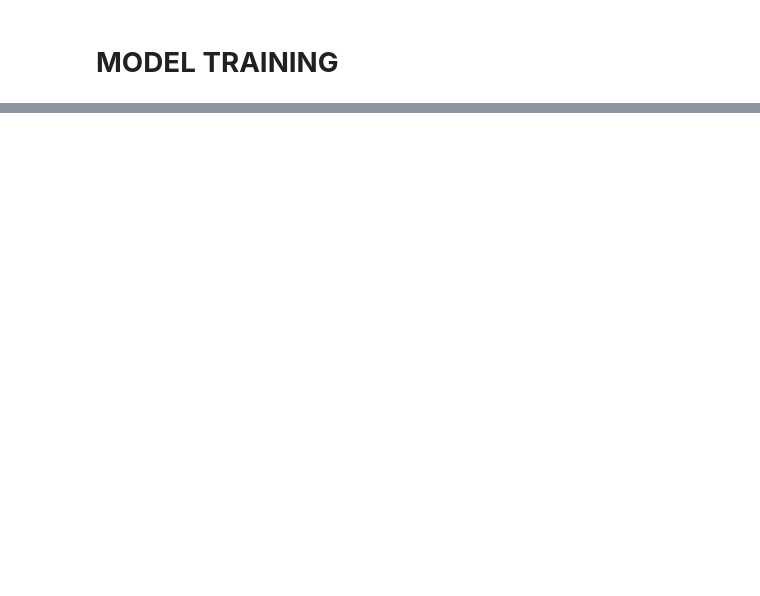
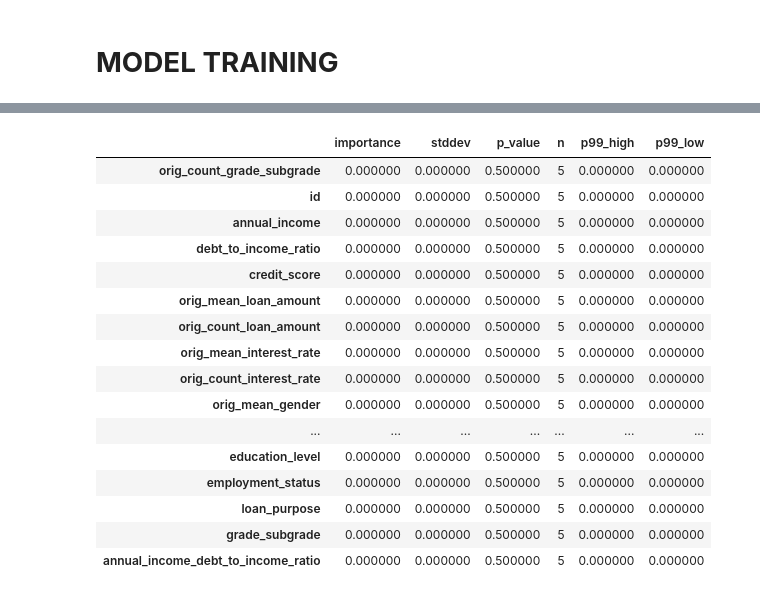
Before and after one commit to dalloliogm/kaggle_competitions, a Jupyter notebook: playgrounds5e11-public-baseline-v1.ipynb, the cells around one changed output, grey strips where cells are left out. Cells and saved outputs as stored; diff of their text form; code cells hidden in the pictures; blank space fills up the shorter version.

Commit message:
Kaggle Notebook | PlaygroundS5E11 - Autogluon | Version 15

```diff
--- a/playgrounds5e11-public-baseline-v1.ipynb
+++ b/playgrounds5e11-public-baseline-v1.ipynb
@@ -36,0 +22,8 @@ else:
+# %%
+import os
+def is_interactive():
+   return os.environ.get('KAGGLE_KERNEL_RUN_TYPE','') == "Interactive"
+print("is interactive session?", is_interactive())
+preset_quality = "medium_quality" if is_interactive() else "best_quality"
+
+time_limit = 60 if is_interactive() else 60 * 9#3600
@@ -107,8 +124,0 @@ from autogluon import TabularPredictor
-# %%
-import os
-def is_interactive():
-   return os.environ.get('KAGGLE_KERNEL_RUN_TYPE','') == "Interactive"
-print("is interactive session?", is_interactive())
-preset_quality = "medium_quality" if is_interactive() else "best_quality"
-
-time_limit = 60 if is_interactive() else 3600
@@ -115,11 +131,10 @@ time_limit = 60 if is_interactive() else 3600
 # %%
-predictor = TabularPredictor(label = TARGET,
-                             problem_type = 'regression',
-                             eval_metric = 'rmse')
+predictor = TabularPredictor(label = TARGET)
 
+print(preset_quality, time_limit)
 # TRAIN AUTOGLUON
 predictor.fit(train,
-              presets = 'best_quality',
+              presets = preset_quality,
               time_limit = time_limit,
               auto_stack = True,
               #num_bag_folds = 7,
@@ -133,5 +159,23 @@ predictor.leaderboard()
 # %%
-importance_df = predictor.feature_importance(merge_train[:100])
+importance_df = predictor.feature_importance(train[:100])
 
 importance_df.style.background_gradient(subset=['importance', 'stddev'], cmap='Blues')
+# %% [output]
+|  | importance | stddev | p_value | n | p99_high | p99_low |
+| orig_count_grade_subgrade | 0.000000 | 0.000000 | 0.500000 | 5 | 0.000000 | 0.000000 |
+| id | 0.000000 | 0.000000 | 0.500000 | 5 | 0.000000 | 0.000000 |
+| annual_income | 0.000000 | 0.000000 | 0.500000 | 5 | 0.000000 | 0.000000 |
+| debt_to_income_ratio | 0.000000 | 0.000000 | 0.500000 | 5 | 0.000000 | 0.000000 |
+| credit_score | 0.000000 | 0.000000 | 0.500000 | 5 | 0.000000 | 0.000000 |
+| orig_mean_loan_amount | 0.000000 | 0.000000 | 0.500000 | 5 | 0.000000 | 0.000000 |
+| orig_count_loan_amount | 0.000000 | 0.000000 | 0.500000 | 5 | 0.000000 | 0.000000 |
+| orig_mean_interest_rate | 0.000000 | 0.000000 | 0.500000 | 5 | 0.000000 | 0.000000 |
+| orig_count_interest_rate | 0.000000 | 0.000000 | 0.500000 | 5 | 0.000000 | 0.000000 |
+| orig_mean_gender | 0.000000 | 0.000000 | 0.500000 | 5 | 0.000000 | 0.000000 |
+| ... | ... | ... | ... | ... | ... | ... |
+| education_level | 0.000000 | 0.000000 | 0.500000 | 5 | 0.000000 | 0.000000 |
+| employment_status | 0.000000 | 0.000000 | 0.500000 | 5 | 0.000000 | 0.000000 |
+| loan_purpose | 0.000000 | 0.000000 | 0.500000 | 5 | 0.000000 | 0.000000 |
+| grade_subgrade | 0.000000 | 0.000000 | 0.500000 | 5 | 0.000000 | 0.000000 |
+| annual_income_debt_to_income_ratio | 0.000000 | 0.000000 | 0.500000 | 5 | 0.000000 | 0.000000 |
 # %%
```
Also changed, not shown: parts of 15 cells of this notebook.
